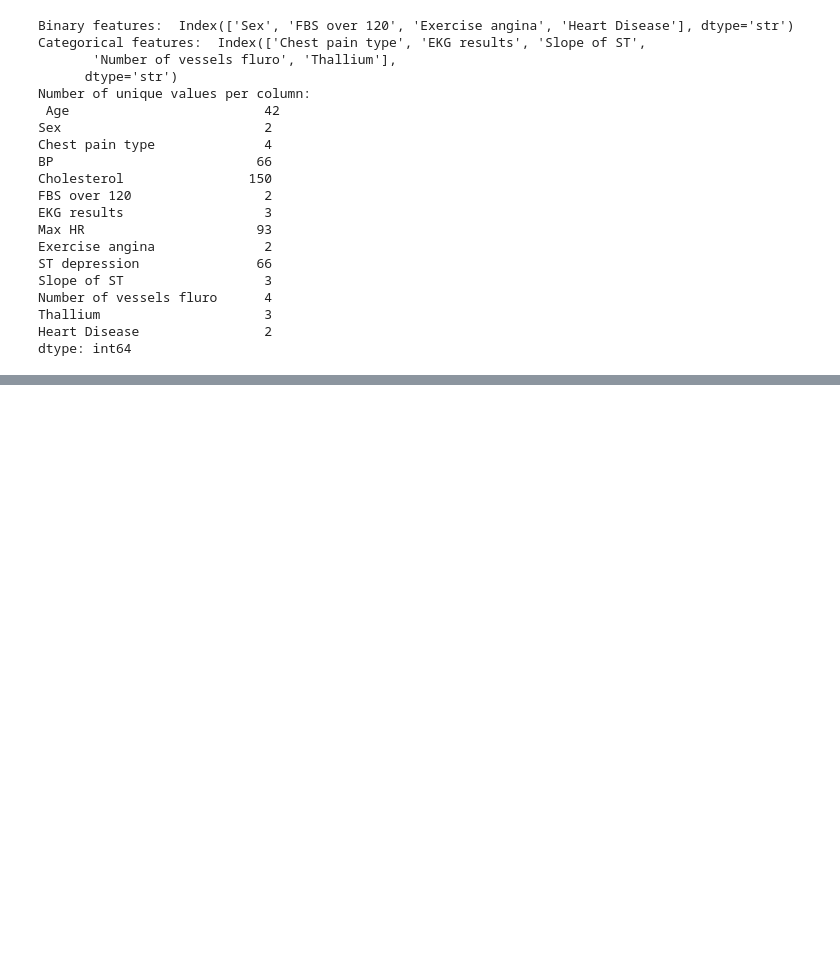
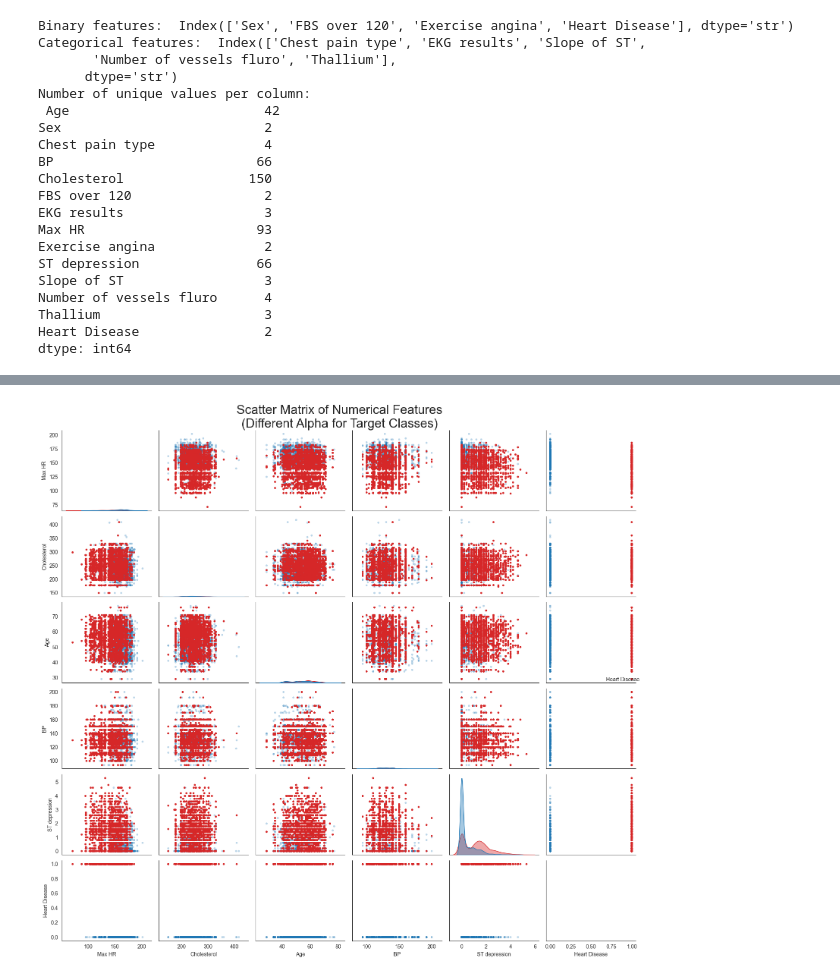
Before and after one commit to bajon1/Ridge-Hill-Climbing, a Jupyter notebook: src/EDA.ipynb, the cells around one changed output, grey strips where cells are left out. Cells and saved outputs as stored; diff of their text form; code cells hidden in the pictures; blank space fills up the shorter version.

```diff
--- a/src/EDA.ipynb
+++ b/src/EDA.ipynb
@@ -92,0 +209,54 @@ dtype: int64
+# %%
+features_for_plot = list(numerical_cols) + [target]
+plot_data = data[features_for_plot].sample(5000, random_state=42).copy()
+
+palette = {
+    0: "#1f77b4",
+    1: "#d62728"
+}
+
+alpha_map = {
+    0: 0.3,
+    1: 1.0
+}
+
+def scatter_with_class_alpha(x, y, hue, **kwargs):
+    ax = plt.gca()
+    for cls in sorted(hue.unique()):
+        mask = hue == cls
+        ax.scatter(
+            x[mask],
+            y[mask],
+            color=palette[cls],
+            alpha=alpha_map[cls],
+            s=15,
+            edgecolors="none"
+        )
+
+sns.set_style("white")
+
+g = sns.PairGrid(
+    plot_data,
+    vars=numerical_features,
+    hue=target,
+    palette=palette,
+    corner=False
+)
+
+g.map_offdiag(scatter_with_class_alpha)
+
+g.map_diag(
+    sns.kdeplot,
+    fill=True,
+    alpha=0.4,
+    common_norm=False
+)
+
+g.add_legend(title=target)
+
+g.fig.suptitle("Scatter Matrix of Numerical Features\n(Different Alpha for Target Classes)", fontsize=24)
+
+plt.tight_layout()
+plt.show()
+# %% [output]
+[figure, added]
```
Also changed, not shown: parts of 9 cells of this notebook.
